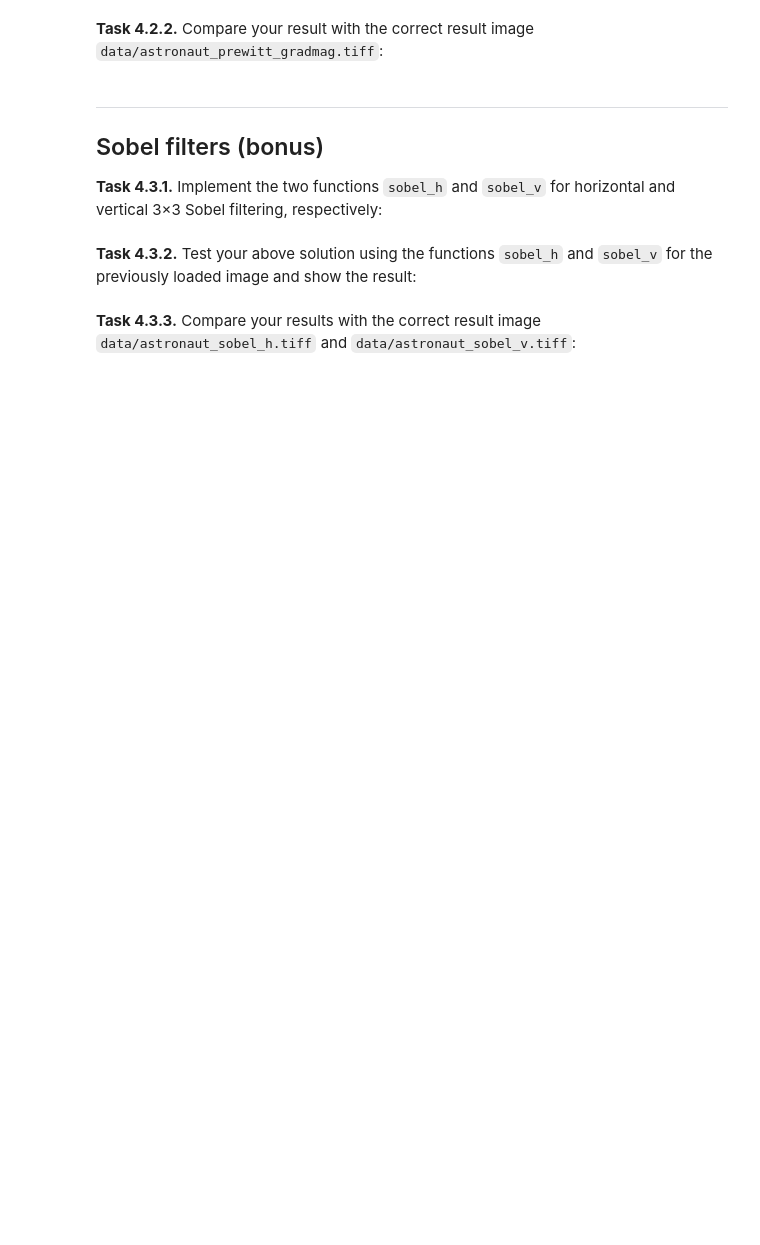
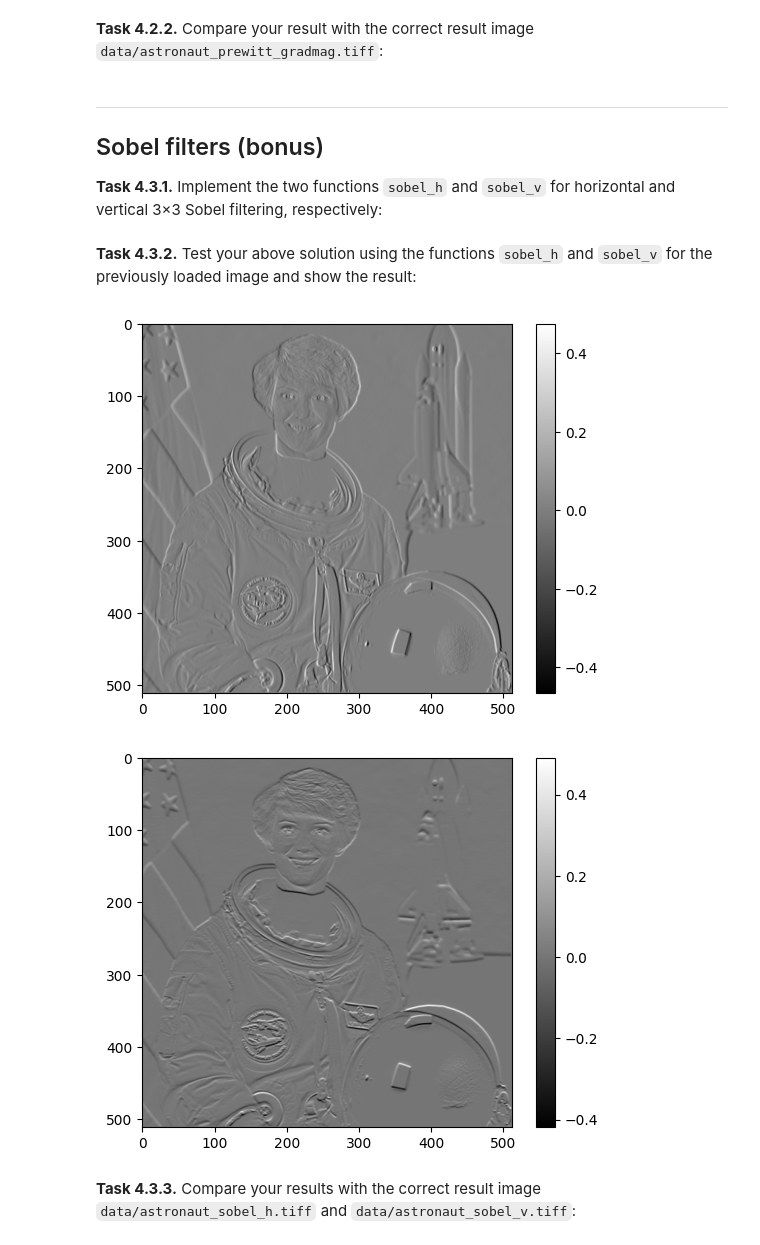
Before and after one commit to anmarfil/mobi-fs3-python, a Jupyter notebook: task4.ipynb, the cells around one changed output. Cells and saved outputs as stored; diff of their text form; code cells hidden in the pictures; blank space fills up the shorter version.

```diff
--- a/task4.ipynb
+++ b/task4.ipynb
@@ -103,7 +114,39 @@ AssertionError:
 ## Sobel filters (bonus)
 
 **<a id="#">Task 4.3.1.</a>** Implement the two functions `sobel_h` and `sobel_v` for horizontal and vertical 3&times;3 Sobel filtering, respectively:
+# %%
+def sobel_h(img_in):
+    result = numpy.zeros(img_in.shape)
+    for row in range(1, img_in.shape[0] - 1):
+        for col in range (1, img_in.shape[1] - 1):
+            val = (img_in[row-1, col-1] * -1 + img_in[row, col-1] * -2 + img_in[row+1, col-1] * -1) + \
+                  (img_in[row-1, col+1] * 1 + img_in[row, col+1] * 2 + img_in[row+1, col+1] * 1)
+            result[row, col] = val / 8
+    return result
+
+def sobel_v(img_in):
+    result = numpy.zeros(img_in.shape)
+    for row in range(1, img_in.shape[0] - 1):
+        for col in range (1, img_in.shape[1] - 1):
+            val = (img_in[row-1, col-1] * -1 + img_in[row-1, col] * -2 + img_in[row-1, col+1] * -1) + \
+                  (img_in[row+1, col-1] * 1 + img_in[row+1, col] * 2 + img_in[row+1, col+1] * 1)
+            result[row, col] = val / 8
+    return result
 # %% [markdown]
 **<a id="#">Task 4.3.2.</a>** Test your above solution using the functions `sobel_h` and `sobel_v` for the previously loaded image and show the result:
+# %%
+gxsobel = sobel_h(img)
+gysobel = sobel_v(img)
+
+plt.imshow(gxsobel, "gray")
+plt.colorbar()
+plt.show()
+
+plt.imshow(gysobel, "gray")
+plt.colorbar()
+plt.show()
+# %% [output]
+[figure, added]
+[figure, added]
 # %% [markdown]
 **<a id="#">Task 4.3.3.</a>** Compare your results with the correct result image `data/astronaut_sobel_h.tiff` and `data/astronaut_sobel_v.tiff`:
```
Also changed, not shown: parts of 6 cells of this notebook.
